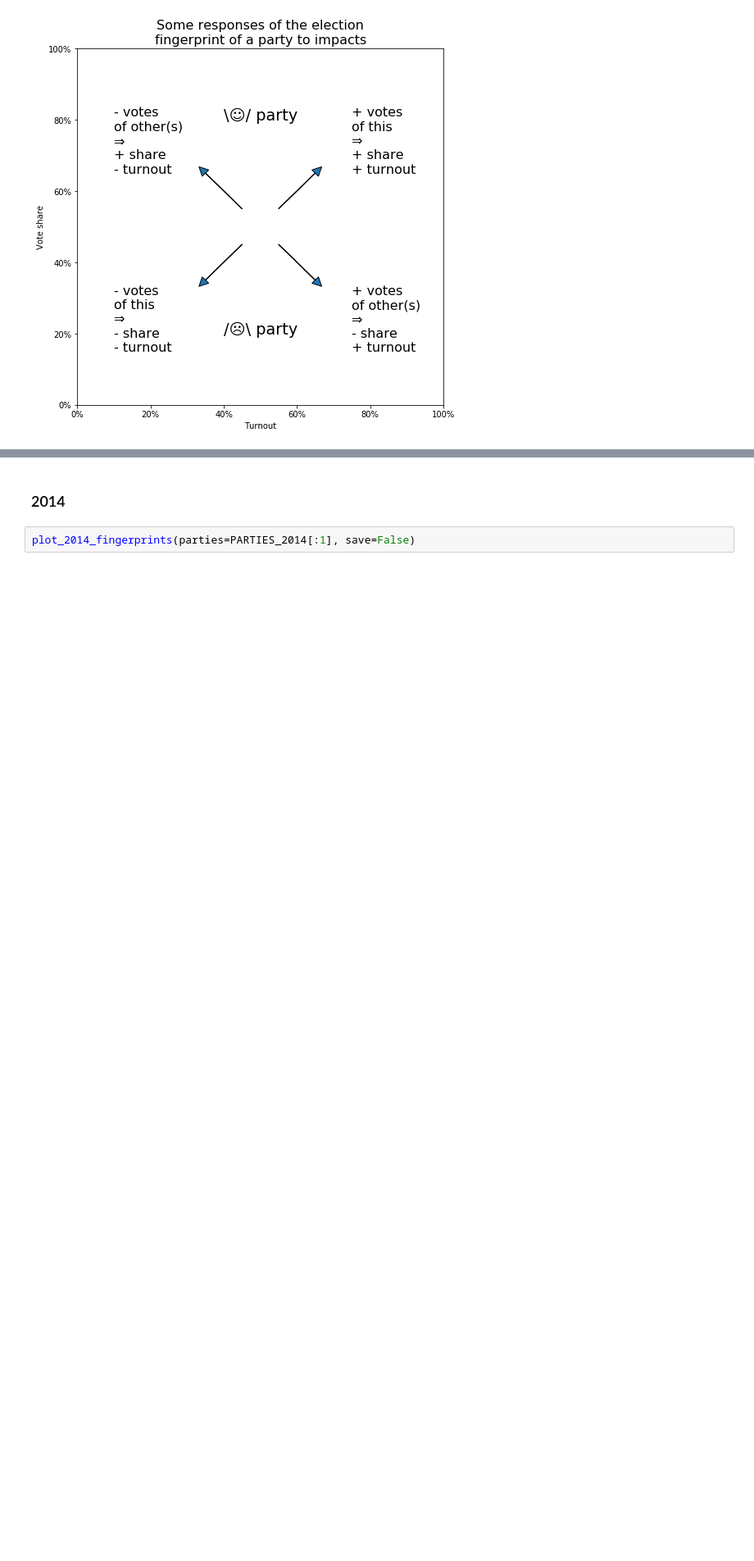
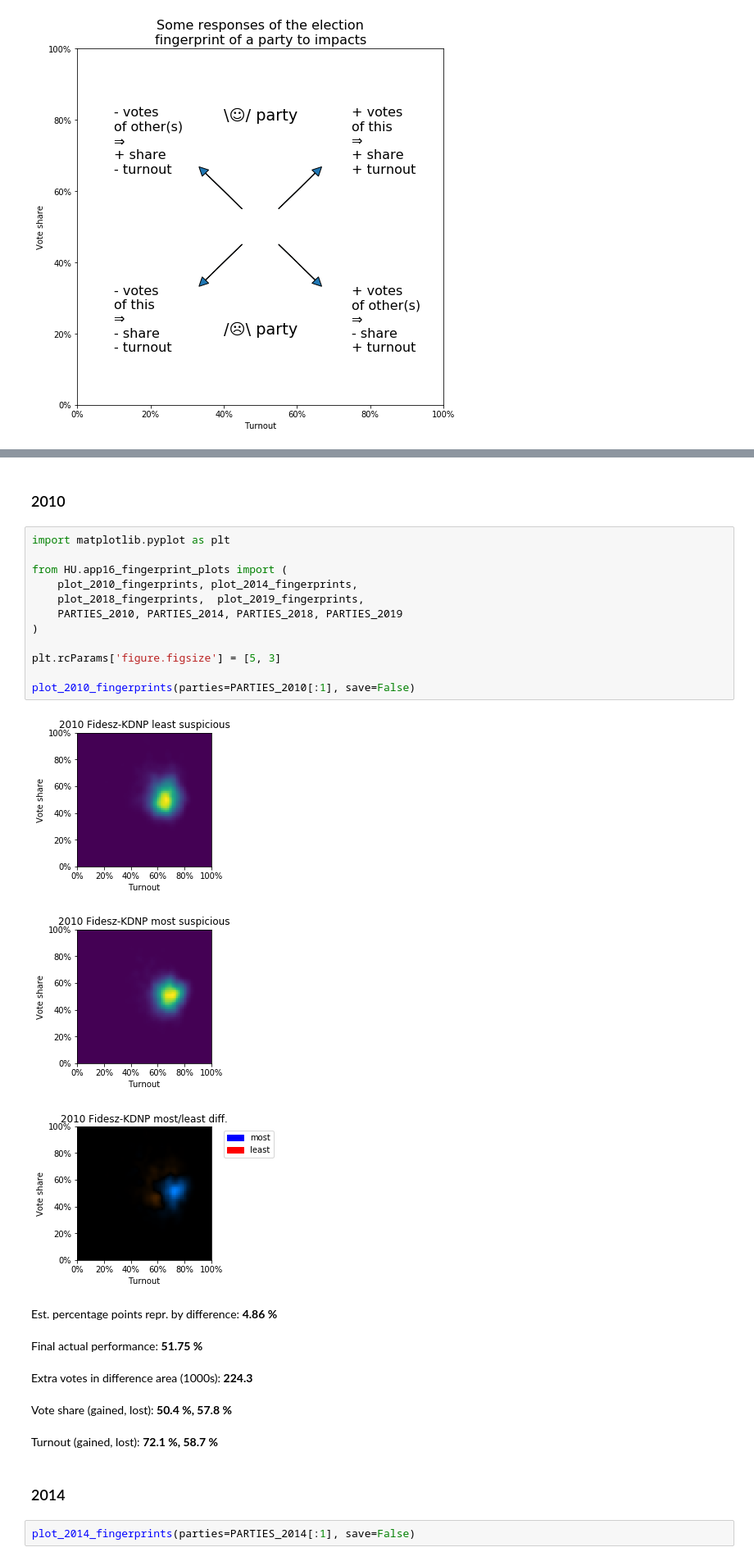
Before and after one commit to brezniczky/ep_elections_2019_hun, a Jupyter notebook: report.ipynb, the cells around one changed output, grey strips where cells are left out. Shown at 82% size. Saved outputs shown, nothing was run; the diff lists cells and outputs as text; blank space fills up the shorter version.

Commit message:
HU fingerprint plot & description improvements, diffs added

```diff
--- a/report.ipynb
+++ b/report.ipynb
@@ -484,6 +493,29 @@ from HU.app16_fingerprint_plots import (
 )
 
 plt.rcParams['figure.figsize'] = [5, 3]
+# %% [markdown]
+### 2010
+# %%
+import matplotlib.pyplot as plt
+
+from HU.app16_fingerprint_plots import (
+    plot_2010_fingerprints, plot_2014_fingerprints,
+    plot_2018_fingerprints,  plot_2019_fingerprints,
+    PARTIES_2010, PARTIES_2014, PARTIES_2018, PARTIES_2019
+)
+
+plt.rcParams['figure.figsize'] = [5, 3]
+
+plot_2010_fingerprints(parties=PARTIES_2010[:1], save=False)
+# %% [output]
+[figure, added]
+[figure, added]
+[figure, added]
+Est. percentage points repr. by difference: 4.86 %
+Final actual performance: 51.75 %
+Extra votes in difference area (1000s): 224.3
+Vote share (gained, lost): 50.4 %, 57.8 %
+Turnout (gained, lost): 72.1 %, 58.7 %
 # %% [markdown]
 ### 2014
 # %%
```
Also changed, not shown: parts of 22 cells of this notebook, 3 other files.
